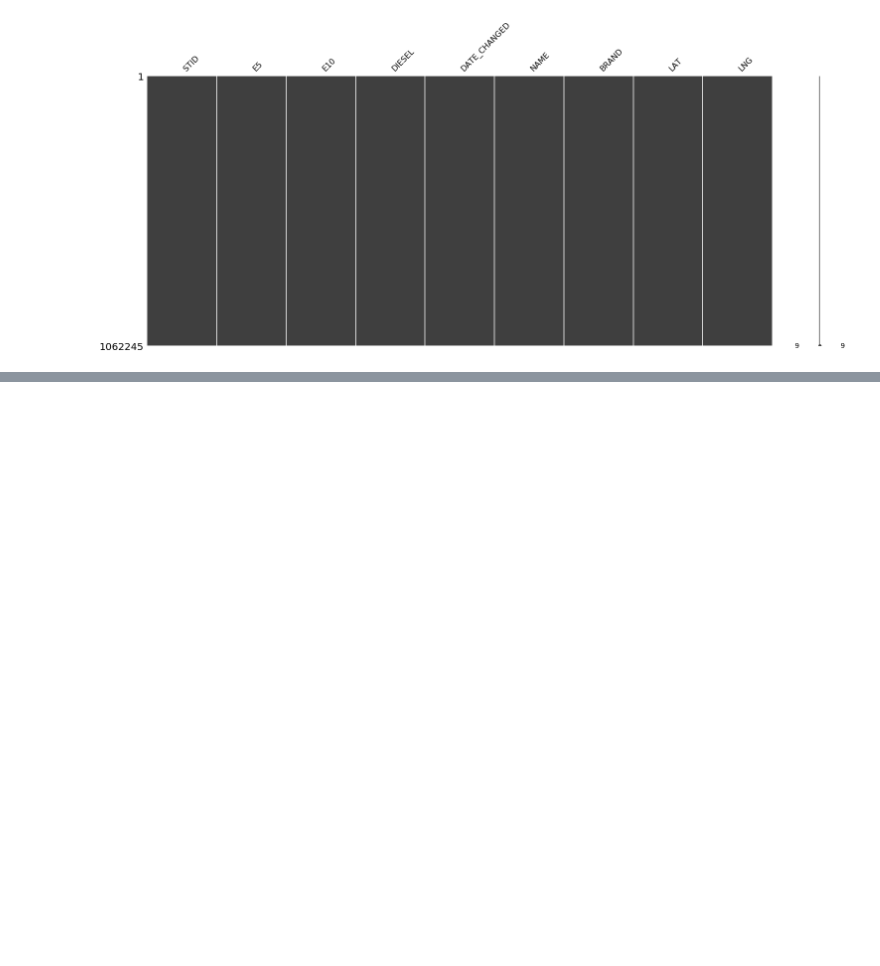
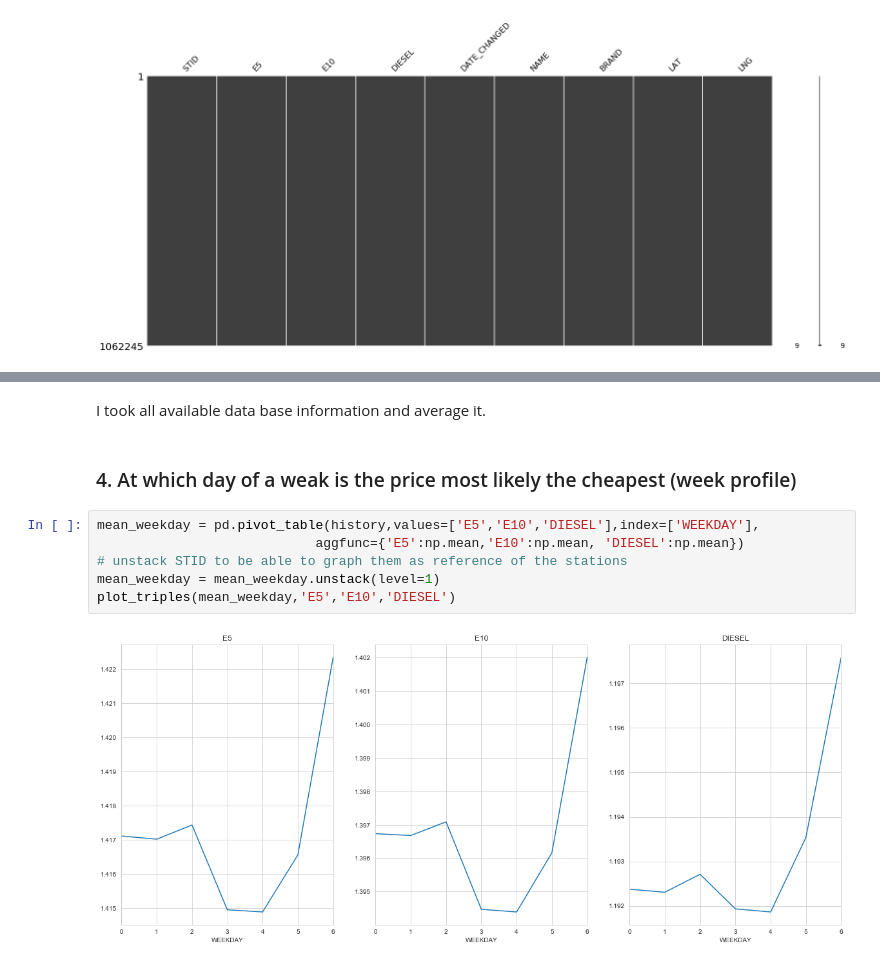
Before and after one commit to ds2019tukl/DS-2019-hector-margarito, a Jupyter notebook: Exercise_1.ipynb, the cells around one changed output, grey strips where cells are left out. Cells and saved outputs as stored; diff of their text form; blank space fills up the shorter version.

```diff
--- a/Exercise_1.ipynb
+++ b/Exercise_1.ipynb
@@ -172,0 +296,12 @@ ms.matrix(data)
+# %% [markdown]
+I took all available data base information and average it.
+# %% [markdown]
+### 4. At which day of a weak is the price most likely the cheapest (week profile)
+# %%
+mean_weekday = pd.pivot_table(history,values=['E5','E10','DIESEL'],index=['WEEKDAY'],
+                            aggfunc={'E5':np.mean,'E10':np.mean, 'DIESEL':np.mean})
+# unstack STID to be able to graph them as reference of the stations
+mean_weekday = mean_weekday.unstack(level=1)
+plot_triples(mean_weekday,'E5','E10','DIESEL')
+# %% [output]
+[figure, added]
```
Also changed, not shown: parts of 42 cells of this notebook.
